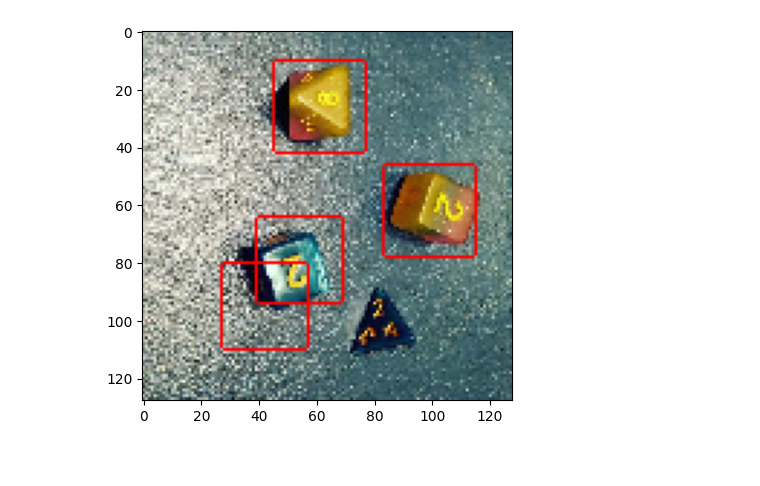
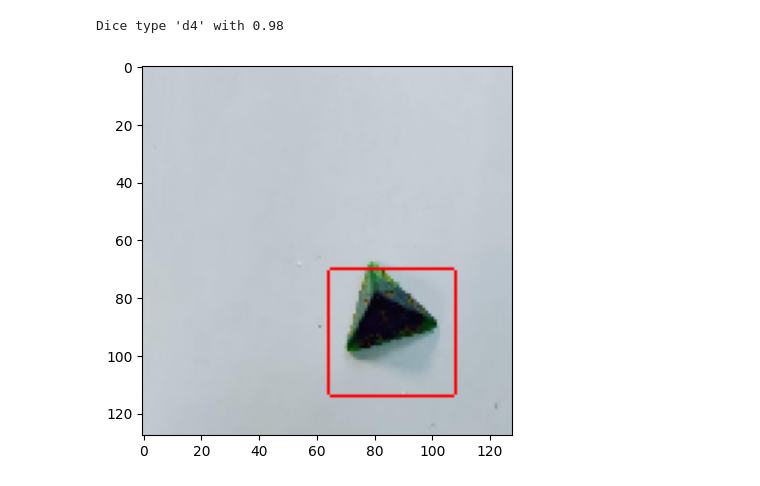
Before and after one commit to K0nkere/DL-Dice-detection-project, a Jupyter notebook: test.ipynb, the cells around one changed output. Drawn from its saved outputs; the diff is of its cells as text; code cells hidden in the pictures.

```diff
--- a/test.ipynb
+++ b/test.ipynb
@@ -10,15 +10,19 @@ from urllib import request as urlrequest
 from PIL import Image
 from IPython.display import display
 
+import matplotlib.pyplot as plt
+
 url = "http://localhost:9696/predict"
 
-import matplotlib.pyplot as plt
+classes = ['d10','d12','d20','d4','d6','d8','dicesback']
+
 
 def uncompress_nparr(bytestring):
     """
     code from https://gist.github.com/andres-fr/f9c0d5993d7e7b36e838744291c26dde
     """
-    return np.load(BytesIO(zlib.decompress(bytestring)))
+    return np.load(BytesIO(zlib.decompress(bytestring)), allow_pickle=True)
+
 
 def download_image(url):
 
@@ -27,8 +31,6 @@ def download_image(url):
     stream = BytesIO(buffer)
     img = Image.open(stream)
     return img.resize((64,64), Image.NEAREST)
-
-
 
 lst = [
     "https://storage.yandexcloud.net/ybs-123123/IMG_20230109_011654__01.jpg",
@@ -142,28 +144,46 @@ lst_few = [
     "https://storage.yandexcloud.net/ybs-123123/dices-480x480/few-dices/IMG_20230116_002416__01.jpg",
     "https://storage.yandexcloud.net/ybs-123123/dices-480x480/few-dices/IMG_20230116_002559__01.jpg"
 ]
+
+lst_new = [
+    "https://storage.yandexcloud.net/ybs-123123/dices-480x480/new/IMG_20230112_193327__01.jpg",
+    "https://storage.yandexcloud.net/ybs-123123/dices-480x480/new/IMG_20230121_165805__01.jpg",
+    "https://storage.yandexcloud.net/ybs-123123/dices-480x480/new/IMG_20230121_165836__01.jpg",
+    "https://storage.yandexcloud.net/ybs-123123/dices-480x480/new/IMG_20230121_170052__01.jpg",
+	"https://storage.yandexcloud.net/ybs-123123/dices-480x480/new/IMG_20230121_170104__01.jpg",
+    "https://storage.yandexcloud.net/ybs-123123/dices-480x480/new/IMG_20230121_170113__01.jpg",
+    "https://storage.yandexcloud.net/ybs-123123/dices-480x480/new/IMG_20230121_170132__01.jpg",
+    "https://storage.yandexcloud.net/ybs-123123/dices-480x480/new/IMG_20230121_170141__01.jpg",
+    "https://storage.yandexcloud.net/ybs-123123/dices-480x480/new/IMG_20230121_170152__01.jpg"
+]
 # %%
-lst_iter = iter(lst_few)
+lst_iter = iter(lst_d4)
 # %%
 
 sample_url = next(lst_iter)
 
 test = {'url': sample_url}
 
 response = requests.post(url, json=test)
 
 try:
-    result = uncompress_nparr(response.content)
+    np_arr = uncompress_nparr(response.content)
+    class_labels, result = np_arr[0], np_arr[1]
+
+    for label in class_labels:
+        class_prob = sorted(dict(zip(classes, label)).items(), reverse=True, key=lambda x: x[1])[0]
+        print(f"Dice type \'{class_prob[0]}\' with {class_prob[1]:.2f}")
 
     if isinstance(result, np.ndarray):
         plt.imshow(result)
         plt.show()
     else:
         print("No dices detected")
 
 except:
     sample_img_original = download_image(sample_url)
     display(sample_img_original)
     print(response.json())
 # %% [output]
+Dice type 'd4' with 0.98
-[figure, old version]
+[figure, new version]
```
Also changed, not shown: 12 other files.
